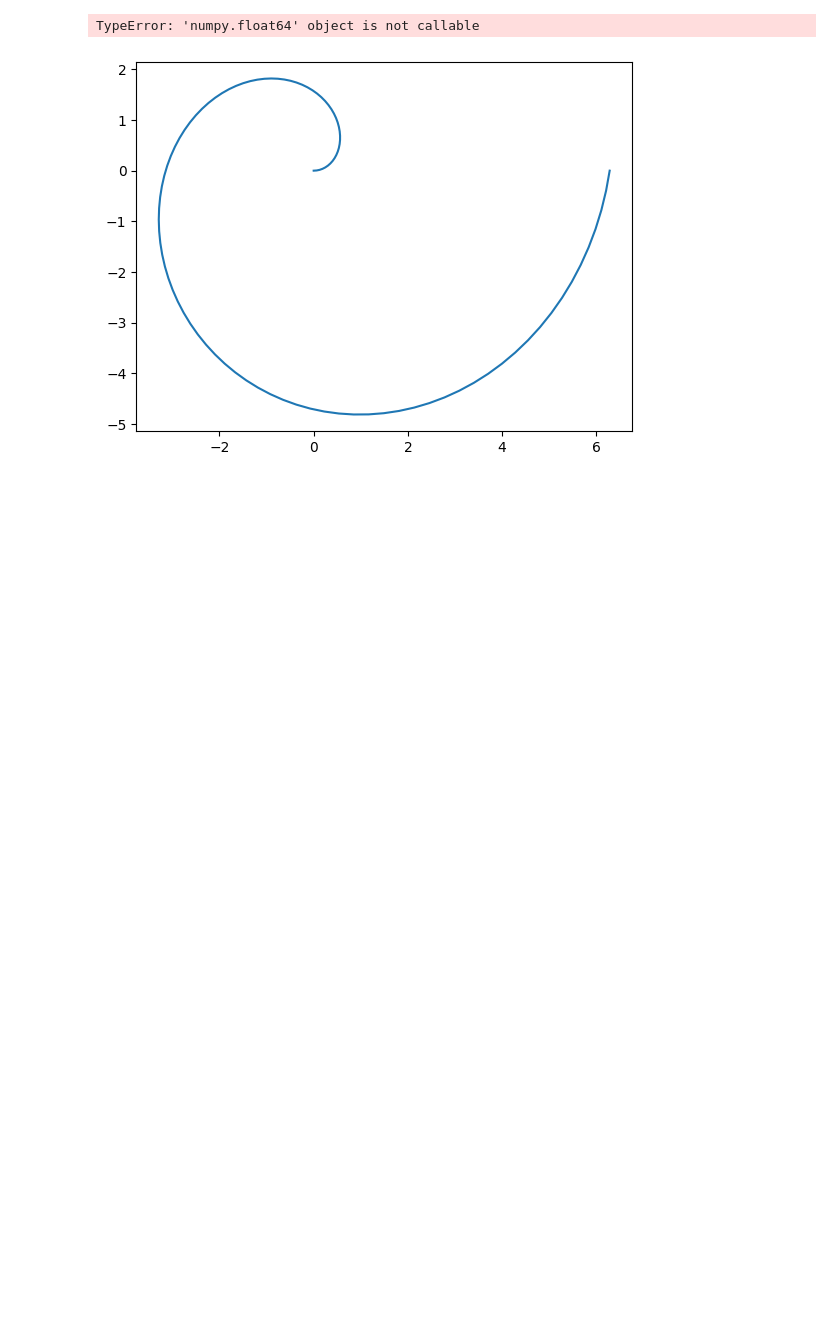
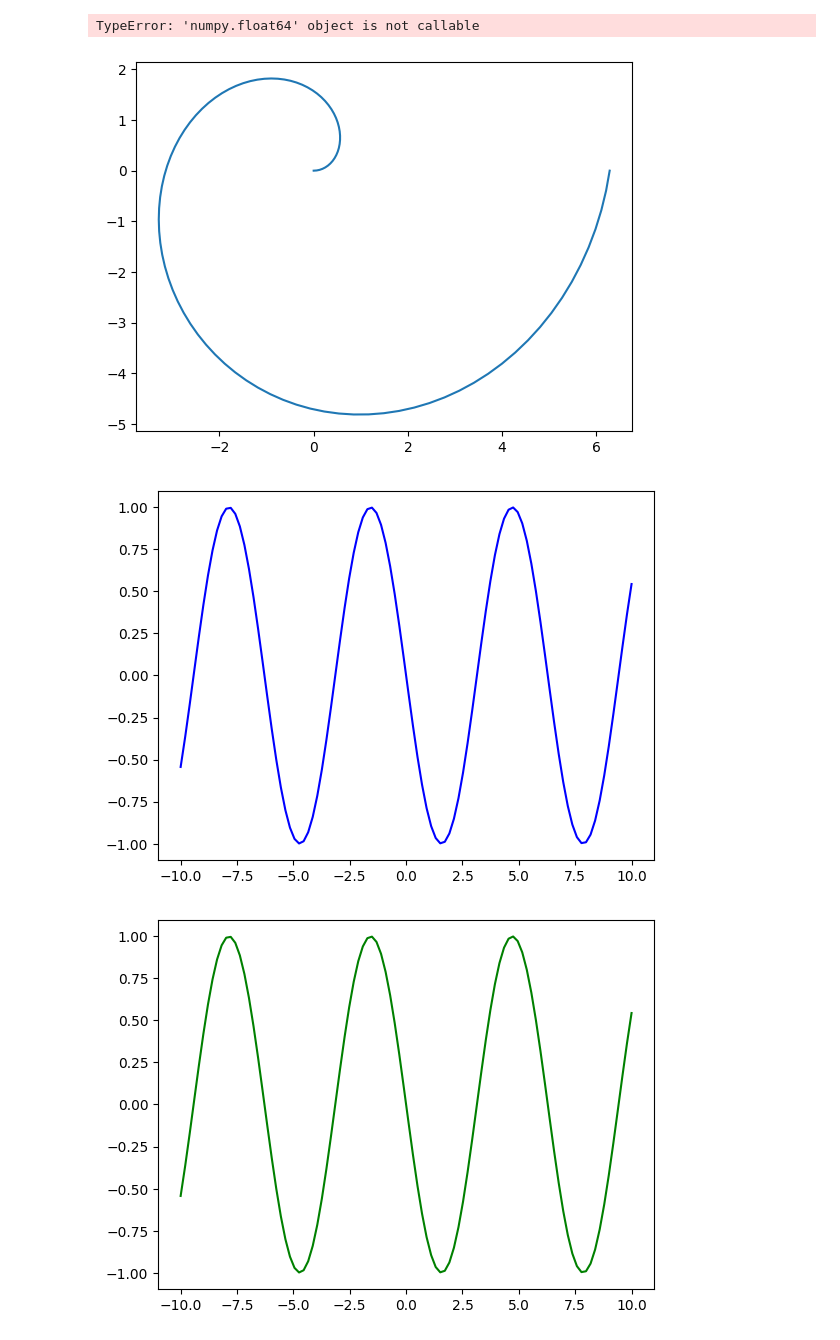
Before and after one commit to GabrielRamirezs/Metodos1_KarenQuevedo_GabrielRamirez, a Jupyter notebook: Tarea1.ipynb, the cells around one changed output. Saved outputs shown, nothing was run; the diff lists cells and outputs as text; code cells hidden in the pictures; blank space fills up the shorter version.

```diff
--- a/Tarea1.ipynb
+++ b/Tarea1.ipynb
@@ -157,13 +159,22 @@ plt.show()
 # %%
 #Capitulo 4
 #1
+x= np.linspace(-10,10,100)
+h=0.1
+def f(x):
+  return np.sin(x)
 def segunda_derivada(f,x,h):
   return (f(x+h)-2*f(x)+f(x-h))/h**2
 def segunda_derivada_alternativa(f,x,h):
   return (f(x+2*h) - 2*f(x) + f(x-2*h)) / (4*h**2)
-plt.plot(x,segunda_derivada(f,x,h),"red")
-plt.plot(x,segunda_derivada_alternativa(f,x,h),"blue")
+
+plt.plot(x,segunda_derivada(f,x,h),"blue")
 plt.show()
+plt.plot(x,segunda_derivada_alternativa(f,x,h),"green")
+plt.show()
+# %% [output]
+[figure, added]
+[figure, added]
 # %%
 #2
 def f(x):
```
Also changed, not shown: parts of 3 cells of this notebook.
